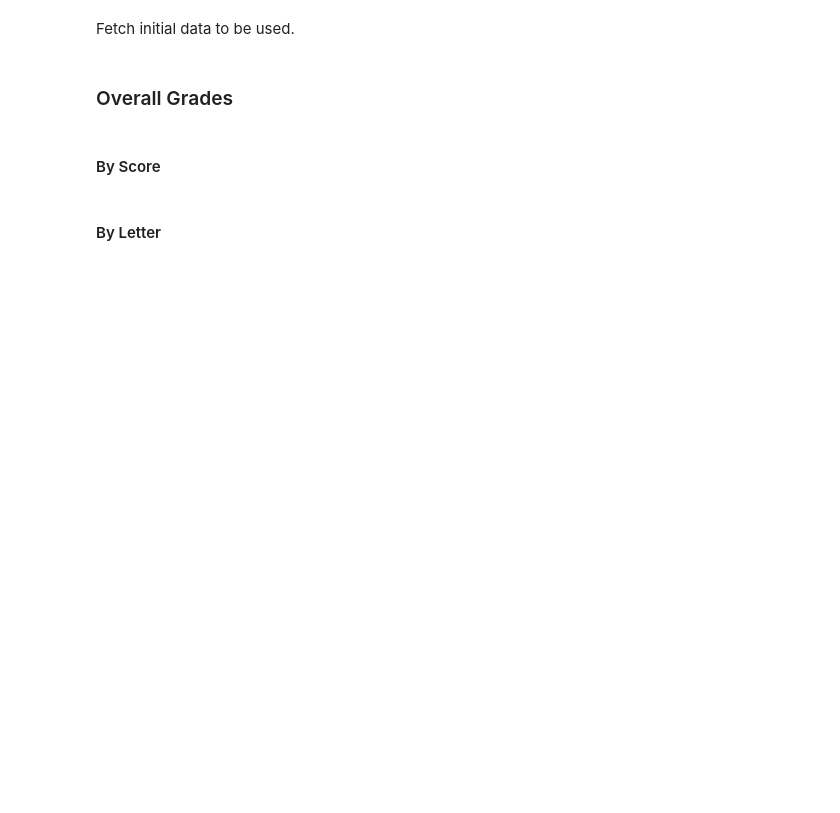
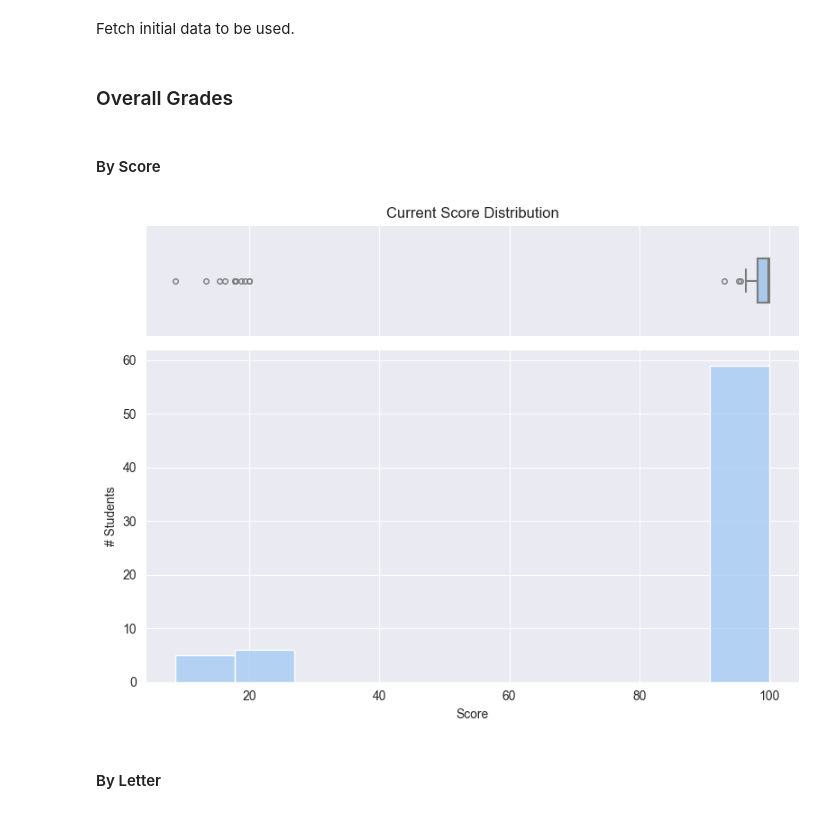
Before and after one commit to tetraphobia/itsc-2181-statistics, a Jupyter notebook: ITSC_2181_Statistics.ipynb, the cells around one changed output. Saved outputs shown, nothing was run; the diff lists cells and outputs as text; code cells hidden in the pictures; blank space fills up the shorter version.

```diff
--- a/ITSC_2181_Statistics.ipynb
+++ b/ITSC_2181_Statistics.ipynb
@@ -16,13 +16,16 @@ Set each of these constants as appropriate
 # CLT's Canvas LMS base url.
 BASE_URL = "https://instructure.charlotte.edu"
 
-# Course section ID. Can be a String or a number.
+# Course section ID.
 #
 # Find your section at https://instructure.charlotte.edu/api/v1/courses/261043/sections
-COURSE_SECTION_ID = ""
+COURSE_SECTION_ID = -1
 
 # Canvas access token. https://learn.canvas.cornell.edu/canvas-api-access-tokens/
 CANVAS_ACCESS_TOKEN = ""
 
 # Pagination setting
 RESULTS_PER_PAGE = 100
+
+# Student IDs to filter from results, like test students.
+IGNORE_STUDENT_IDS = [424752]
@@ -29,2 +41,26 @@ RESULTS_PER_PAGE = 100
+# %%
+headers = {
+    "Authorization": f"Bearer {CANVAS_ACCESS_TOKEN}"
+}
+
+url = f"{BASE_URL}/api/v1/sections/{COURSE_SECTION_ID}"
+
+
+def get_submissions(assignment_id):
+
+    response = requests.get(url + f"/assignments/{assignment_id}/submissions", headers=headers, params={"per_page": RESULTS_PER_PAGE})
+    submissions = response.json()
+    submissions = [s for s in submissions if s['user_id'] not in IGNORE_STUDENT_IDS]
+    return submissions
+
+def get_enrollments():
+    params = {
+        "per_page": RESULTS_PER_PAGE
+    }
+
+    response = requests.get(url + "/enrollments", headers=headers, params=params)
+    enrollments = response.json()
+    enrollments = [e for e in enrollments if e['user_id'] not in IGNORE_STUDENT_IDS]
+    return enrollments
 # %% [markdown]
 Fetch initial data to be used.
@@ -54,36 +70,38 @@ enrollments = response.json()
 #### By Score
 # %%
 # Extract grade scores from enrollments
-scores = list(map(lambda s : s.get("grades", {}).get("current_score"), enrollments))
+scores = list(map(lambda s : s.get("grades", {}).get("current_score"), get_enrollments()))
 # Drop any None values
 scores = [score for score in scores if score is not None]
 
 # Box plot on top, histogram below
 fig, (ax_box, ax_hist) = plt.subplots(2, 1, figsize=(8, 6), sharex=True, gridspec_kw={"height_ratios":[1,3]})
 
 # Box plot
 sns.boxplot(
     x=scores,
     ax=ax_box,
     width=0.4,
     fliersize=4,
     linewidth=1.5,
 
 )
 ax_box.set(title='Current Score Distribution')
 ax_box.set_yticks([])  # remove y-axis labels
 
 # Histogram
 sns.histplot(
     scores,
     bins=10,
     ax=ax_hist,
 )
 ax_hist.set(xlabel='Score', ylabel='# Students')
 
 plt.tight_layout()
 
 plt.show()
+# %% [output]
+[figure, added]
 # %% [markdown]
 #### By Letter
 # %%
```
Also changed, not shown: parts of 12 cells of this notebook.
